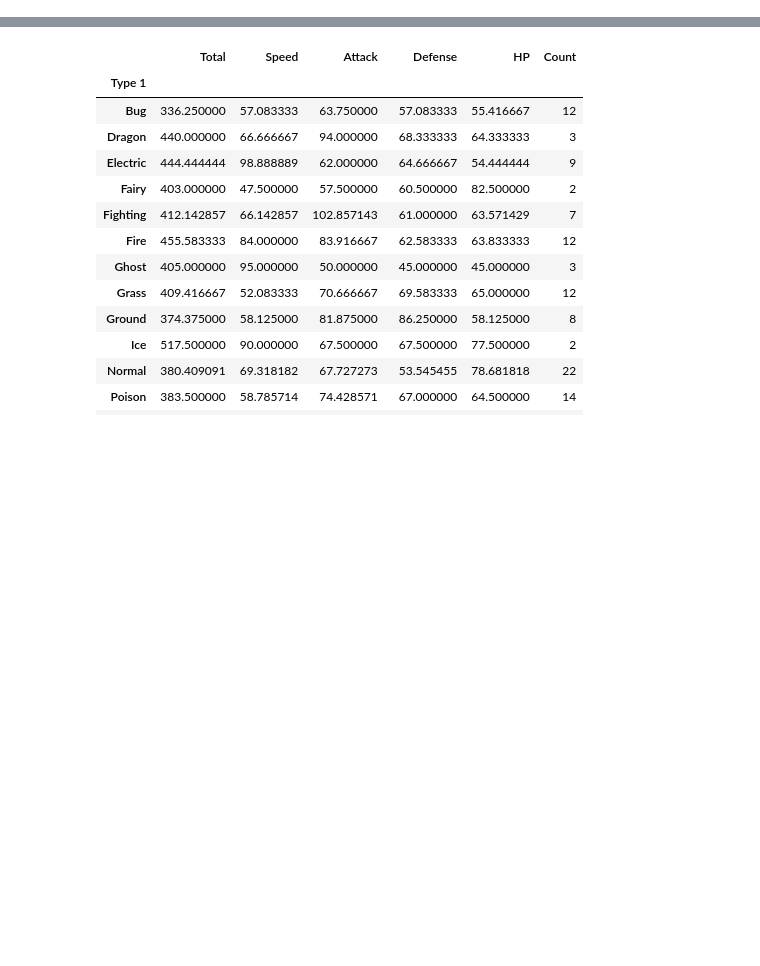
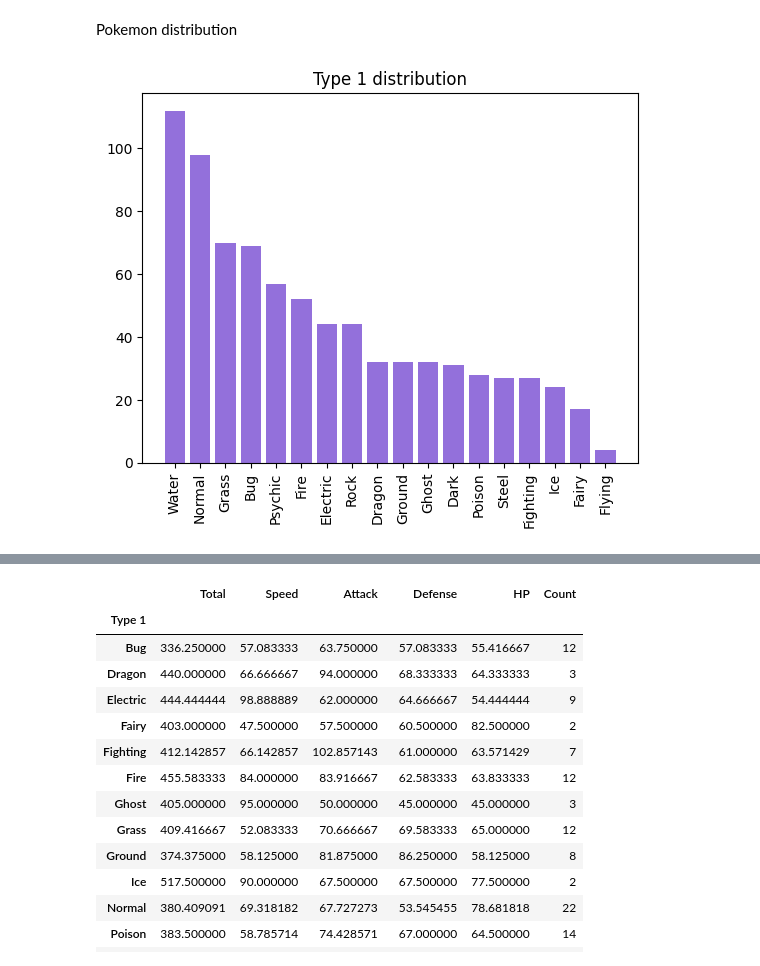
Before and after one commit to Akingzs/Python-Data-Science, a Jupyter notebook: Pokemon/Pokemon.ipynb, the cells around one changed output, grey strips where cells are left out. Saved outputs shown, nothing was run; the diff lists cells and outputs as text; code cells hidden in the pictures; blank space fills up the shorter version.

```diff
--- a/Pokemon/Pokemon.ipynb
+++ b/Pokemon/Pokemon.ipynb
@@ -52,2 +95,4 @@ df['Type 2'].value_counts()
+# %% [markdown]
+Pokemon distribution
 # %%
-df['Type 1'].value_counts()
+pok_count = df['Type 1'].value_counts()
@@ -67,0 +99,8 @@ def med (grupo,coluna):
+# %%
+fig, ax = plt.subplots()
+ax.bar(pok_count.index,pok_count, color='mediumpurple')
+ax.set_title('Type 1 distribution')
+plt.xticks(rotation=90)
+plt.show()
+# %% [output]
+[figure, added]
```
Also changed, not shown: parts of 26 cells of this notebook.
